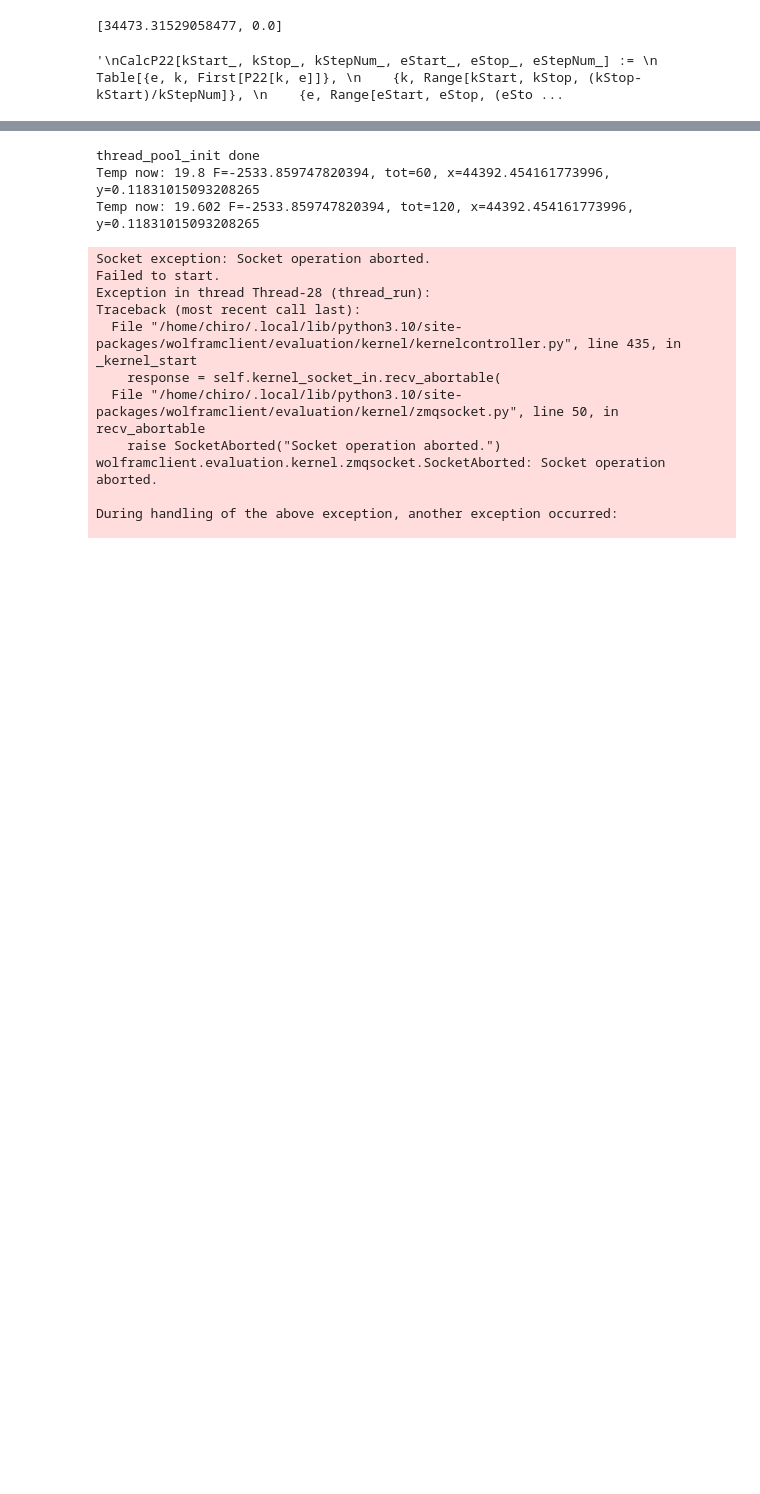
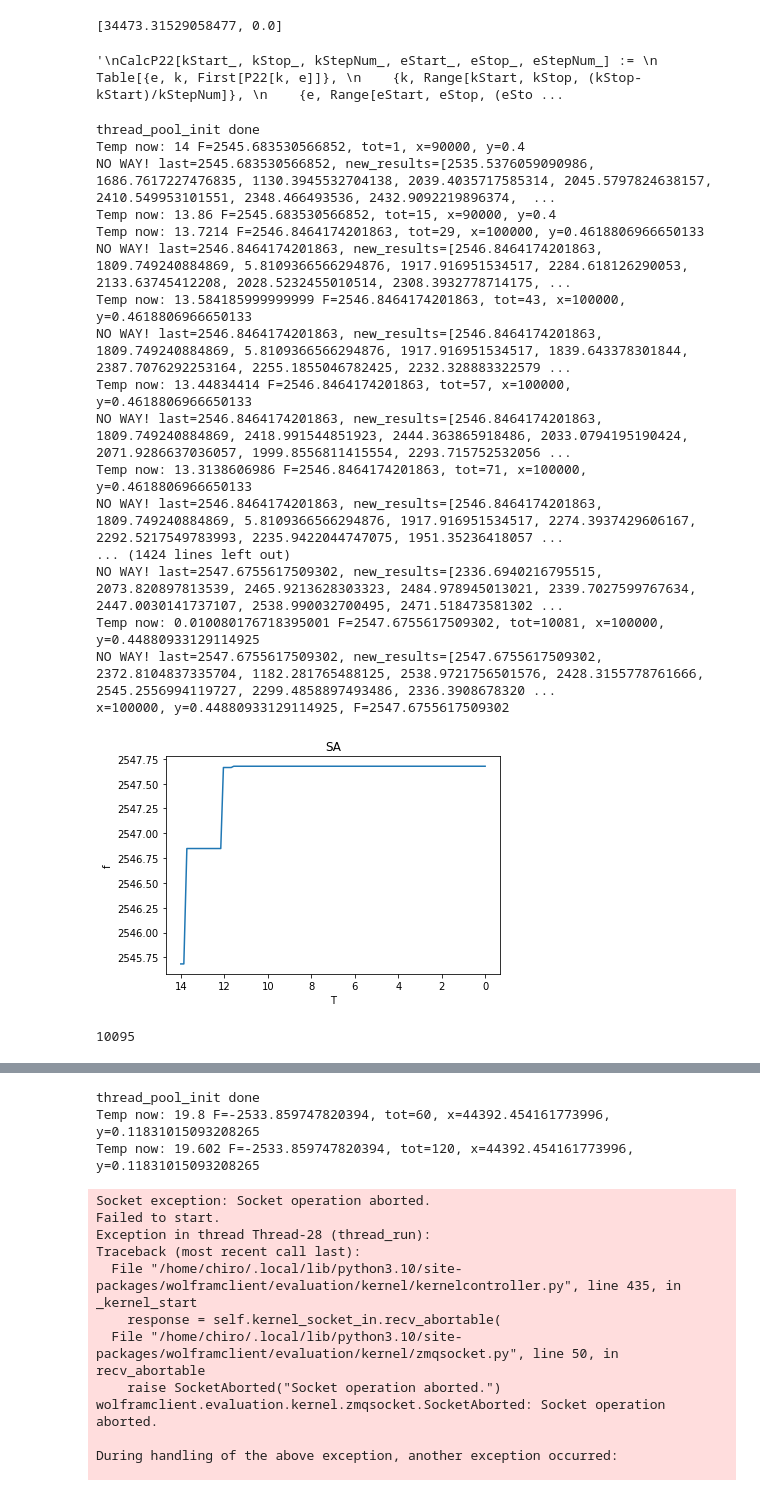
Before and after one commit to TeamHCR/cumcm-code, a Jupyter notebook: code.ipynb, the cells around one changed output, grey strips where cells are left out. Drawn from its saved outputs; the diff is of its cells as text; code cells hidden in the pictures; blank space fills up the shorter version.

```diff
--- a/code.ipynb
+++ b/code.ipynb
@@ -360,3 +403,41 @@ class SA:
+# %%
+tot = 0
+
+thread_pool_init()
+print("thread_pool_init done")
+# sa = SA(func, x_range=[87000, 100000], y_range=[0.3, 0.5], Tf=10, sx=90000, sy=0.4)
+sa = SA(func, x_range=[100, 100000], y_range=[0.1, 0.9], Tf=1e-2, sx=90000, sy=0.4)
+# sa = SA(func, Tf=1e-2)
+sa.run()
+
+plt.plot(sa.history['T'], sa.history['f'])
+plt.title('SA')
+plt.xlabel('T')
+plt.ylabel('f')
+plt.gca().invert_xaxis()
+plt.show()
+
+tot
+# %% [output]
+thread_pool_init done
+Temp now: 14 F=2545.683530566852, tot=1, x=90000, y=0.4
+NO WAY! last=2545.683530566852, new_results=[2535.5376059090986, 1686.7617227476835, 1130.3945532704138, 2039.4035717585314, 2045.5797824638157, 2410.549953101551, 2348.466493536, 2432.9092219896374,  ...
+Temp now: 13.86 F=2545.683530566852, tot=15, x=90000, y=0.4
+Temp now: 13.7214 F=2546.8464174201863, tot=29, x=100000, y=0.4618806966650133
+NO WAY! last=2546.8464174201863, new_results=[2546.8464174201863, 1809.749240884869, 5.8109366566294876, 1917.916951534517, 2284.618126290053, 2133.63745412208, 2028.5232455010514, 2308.3932778714175, ...
+Temp now: 13.584185999999999 F=2546.8464174201863, tot=43, x=100000, y=0.4618806966650133
+NO WAY! last=2546.8464174201863, new_results=[2546.8464174201863, 1809.749240884869, 5.8109366566294876, 1917.916951534517, 1839.643378301844, 2387.7076292253164, 2255.1855046782425, 2232.328883322579 ...
+Temp now: 13.44834414 F=2546.8464174201863, tot=57, x=100000, y=0.4618806966650133
+NO WAY! last=2546.8464174201863, new_results=[2546.8464174201863, 1809.749240884869, 2418.991544851923, 2444.363865918486, 2033.0794195190424, 2071.9286637036057, 1999.8556811415554, 2293.715752532056 ...
+Temp now: 13.3138606986 F=2546.8464174201863, tot=71, x=100000, y=0.4618806966650133
+NO WAY! last=2546.8464174201863, new_results=[2546.8464174201863, 1809.749240884869, 5.8109366566294876, 1917.916951534517, 2274.3937429606167, 2292.5217549783993, 2235.9422044747075, 1951.35236418057 ...
+... (1424 lines left out)
+NO WAY! last=2547.6755617509302, new_results=[2336.6940216795515, 2073.820897813539, 2465.9213628303323, 2484.978945013021, 2339.7027599767634, 2447.0030141737107, 2538.990032700495, 2471.518473581302 ...
+Temp now: 0.010080176718395001 F=2547.6755617509302, tot=10081, x=100000, y=0.44880933129114925
+NO WAY! last=2547.6755617509302, new_results=[2547.6755617509302, 2372.8104837335704, 1182.281765488125, 2538.9721756501576, 2428.3155778761666, 2545.2556994119727, 2299.4858897493486, 2336.3908678320 ...
+x=100000, y=0.44880933129114925, F=2547.6755617509302
+[figure, added]
+10095
 # %%
 # F=4.161369049798153, x=61003.081211318065, y=0.09541337660115246, count=230
 
```
Also changed, not shown: parts of 2 cells of this notebook, 1 other file.
